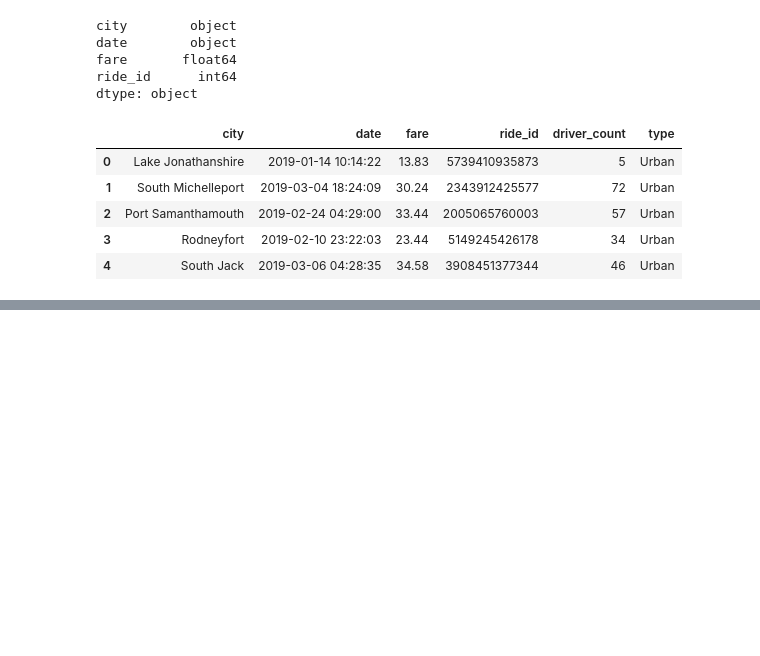
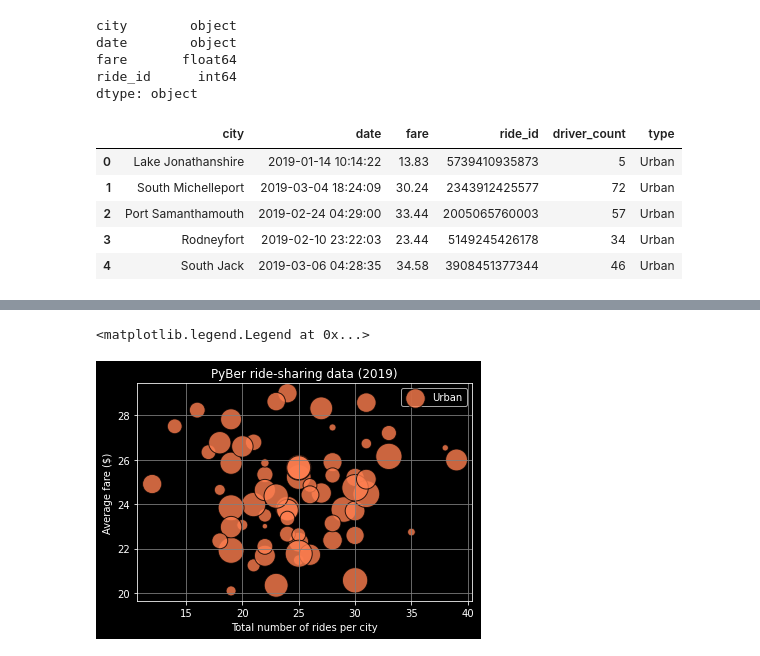
Before and after one commit to Katidian/PyBer_Analysis, a Jupyter notebook: PyBer.ipynb, the cells around one changed output, grey strips where cells are left out. Saved outputs shown, nothing was run; the diff lists cells and outputs as text; code cells hidden in the pictures; blank space fills up the shorter version.

Commit message:
Add completed bubble chart

```diff
--- a/PyBer.ipynb
+++ b/PyBer.ipynb
@@ -128,3 +128,10 @@ pyber_data_df.head()
 | 2 | Port Samanthamouth | 2019-02-24 04:29:00 | 33.44 | 2005065760003 | 57 | Urban |
 | 3 | Rodneyfort | 2019-02-10 23:22:03 | 23.44 | 5149245426178 | 34 | Urban |
 | 4 | South Jack | 2019-03-06 04:28:35 | 34.58 | 3908451377344 | 46 | Urban |
+# %%
+# Create dataframe for each city type
+urban_cities_df = pyber_data_df[pyber_data_df["type"] == "Urban"]
+suburban_cities_df = pyber_data_df[pyber_data_df["type"] == "Suburban"]
+rural_cities_df = pyber_data_df[pyber_data_df["type"] == "Rural"]
+
+urban_cities_df
@@ -130,0 +152,35 @@ pyber_data_df.head()
+# %%
+# Get the ride counts for each city by type, creating a series for each
+urban_ride_count = urban_cities_df.groupby(["city"]).count()["ride_id"]
+suburban_ride_count = suburban_cities_df.groupby(["city"]).count()["ride_id"]
+rural_ride_count = rural_cities_df.groupby(["city"]).count()["ride_id"]
+# %%
+# Get the average fare for each city by type
+urban_avg_fare = urban_cities_df.groupby(["city"]).mean()["fare"]
+suburban_avg_fare = suburban_cities_df.groupby(["city"]).mean()["fare"]
+rural_avg_fare = rural_cities_df.groupby(["city"]).mean()["fare"]
+# %%
+# Get the driver count for each city by type. The average is meaningless since the
+# driver count for each city is constant, but using mean method works fine to get
+# that constant value.
+urban_driver_count = urban_cities_df.groupby(["city"]).mean()["driver_count"]
+suburban_driver_count = suburban_cities_df.groupby(["city"]).mean()["driver_count"]
+rural_driver_count = rural_cities_df.groupby(["city"]).mean()["driver_count"]
+# %%
+# Create scatter plot for urban cities
+plt.scatter(
+    urban_ride_count,
+    urban_avg_fare,
+    s=10*urban_driver_count, color="coral",
+    edgecolor="black", linewidths=1,
+    alpha=0.8, label="Urban"
+)
+
+plt.title("PyBer ride-sharing data (2019)")
+plt.ylabel("Average fare ($)")
+plt.xlabel("Total number of rides per city")
+plt.grid(True, color="gray")
+plt.legend()
+# %% [output]
+<matplotlib.legend.Legend at 0x...>
+[figure, added]
```
Also changed, not shown: parts of 4 cells of this notebook.
